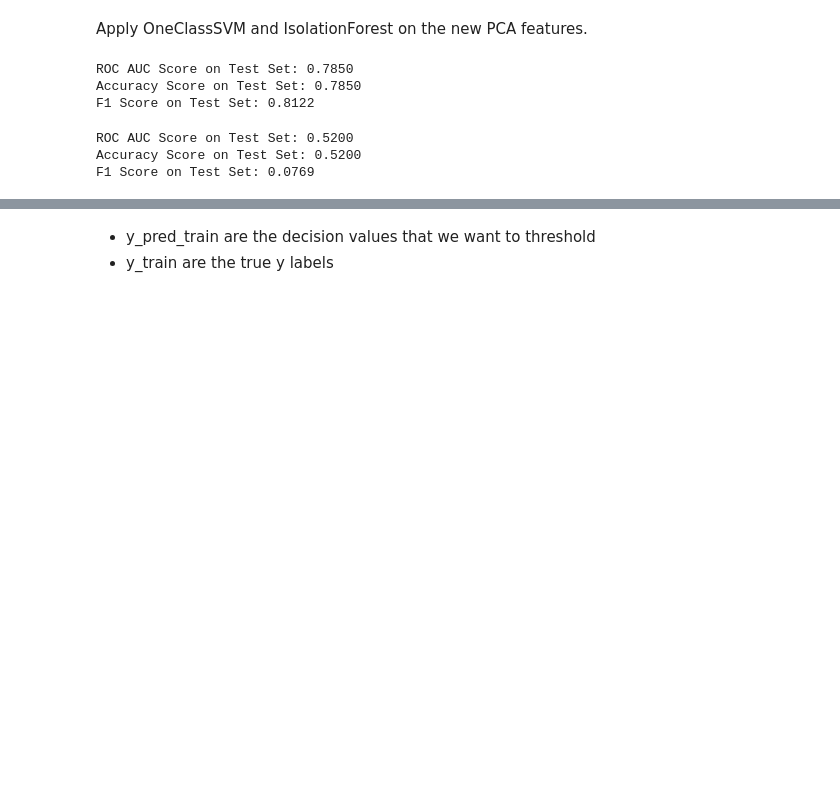
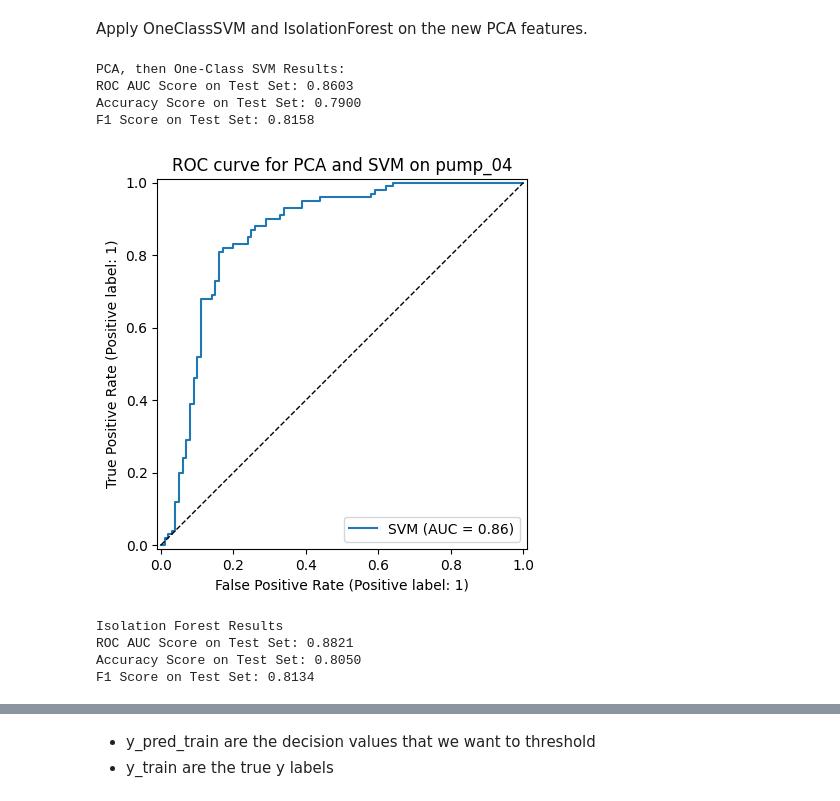
Before and after one commit to j0shcd/ml4pm, a Jupyter notebook: assignment_2/sophea_assignment_2.ipynb, the cells around one changed output, grey strips where cells are left out. Drawn from its saved outputs; the diff is of its cells as text; code cells hidden in the pictures; blank space fills up the shorter version.

```diff
--- a/assignment_2/sophea_assignment_2.ipynb
+++ b/assignment_2/sophea_assignment_2.ipynb
@@ -636,17 +683,54 @@ test_spec_pca = pca.transform(test_spec)
 # ===================================
 # %% [markdown]
 Apply OneClassSVM and IsolationForest on the new PCA features.
+# %%
+# TODO : Define the OneClassSVM here
+# TODO : Fit OneClassSVM here using PCA features
+# TODO : Report essential evaluation metrics
+# ===================================
+svm_pca = OneClassSVM()
+svm_pca.fit(train_spec_pca)
+predicted_score_proba = svm_pca.score_samples(test_spec_pca)
+predicted_score = svm_pca.predict(test_spec_pca) # PREDICTING ON TEST SET
+predicted_score = (predicted_score == -1).astype(int)
+
+print('PCA, then One-Class SVM Results:')
+
+# if using these thresholded results for the ROC curve, then AUC will be worse!! instead use y_test_proba_svm_pca
+roc_auc = metrics.roc_auc_score(y_true, -predicted_score_proba)
+print(f"ROC AUC Score on Test Set: {roc_auc:.4f}")
+
+accuracy = metrics.accuracy_score(y_true, predicted_score)
+print(f"Accuracy Score on Test Set: {accuracy:.4f}")
+
+f1 = metrics.f1_score(y_true, predicted_score)
+print(f"F1 Score on Test Set: {f1:.4f}")
+# ===================================
+# %% [output]
+PCA, then One-Class SVM Results:
+ROC AUC Score on Test Set: 0.8603
+Accuracy Score on Test Set: 0.7900
+F1 Score on Test Set: 0.8158
+# %%
+y_test_proba_svm_pca = -svm_pca.decision_function(test_spec_pca)
+RocCurveDisplay.from_predictions(y_true, y_test_proba_svm_pca, name="SVM")
+plt.plot([0, 1], [0, 1], 'k--', linewidth=1)
+plt.title(f"ROC curve for PCA and SVM on {MACHINE}");
+# %% [output]
+[figure, added]
 # %%
-# TODO : Define the OneClassSVM here
-# TODO : Fit OneClassSVM here using PCA features
+# TODO : Define IsolationForest here
+# TODO : Fit IsolationForest here using PCA features
 # TODO : Report essential evaluation metrics
 # ===================================
-svm_pca = OneClassSVM()
-svm_pca.fit(train_spec_pca)
-predicted_score = svm_pca.predict(test_spec_pca) # PREDICTING ON TEST SET
+isolation_forest_pca = IsolationForest(contamination = 0.5)
+isolation_forest_pca.fit(train_spec_pca)
+predicted_score_proba = isolation_forest_pca.score_samples(test_spec_pca)
+predicted_score = isolation_forest_pca.predict(test_spec_pca) # PREDICTING ON TEST SET
 predicted_score = (predicted_score == -1).astype(int)
 
-roc_auc = metrics.roc_auc_score(y_true, predicted_score)
+print('Isolation Forest Results')
+roc_auc = metrics.roc_auc_score(y_true, -predicted_score_proba)
 print(f"ROC AUC Score on Test Set: {roc_auc:.4f}")
 
 accuracy = metrics.accuracy_score(y_true, predicted_score)
@@ -656,29 +740,7 @@ f1 = metrics.f1_score(y_true, predicted_score)
 print(f"F1 Score on Test Set: {f1:.4f}")
 # ===================================
 # %% [output]
-ROC AUC Score on Test Set: 0.7850
-Accuracy Score on Test Set: 0.7850
-F1 Score on Test Set: 0.8122
+Isolation Forest Results
+ROC AUC Score on Test Set: 0.8821
+Accuracy Score on Test Set: 0.8050
+F1 Score on Test Set: 0.8134
-# %%
-# TODO : Define IsolationForest here
-# TODO : Fit IsolationForest here using PCA features
-# TODO : Report essential evaluation metrics
-# ===================================
-isolation_forest_pca = IsolationForest()
-isolation_forest_pca.fit(train_spec_pca)
-predicted_score = isolation_forest_pca.predict(test_spec_pca) # PREDICTING ON TEST SET
-predicted_score = (predicted_score == -1).astype(int)
-
-roc_auc = metrics.roc_auc_score(y_true, predicted_score)
-print(f"ROC AUC Score on Test Set: {roc_auc:.4f}")
-
-accuracy = metrics.accuracy_score(y_true, predicted_score)
-print(f"Accuracy Score on Test Set: {accuracy:.4f}")
-
-f1 = metrics.f1_score(y_true, predicted_score)
-print(f"F1 Score on Test Set: {f1:.4f}")
-# ===================================
-# %% [output]
-ROC AUC Score on Test Set: 0.5200
-Accuracy Score on Test Set: 0.5200
-F1 Score on Test Set: 0.0769
```
Also changed, not shown: parts of 29 cells of this notebook.
